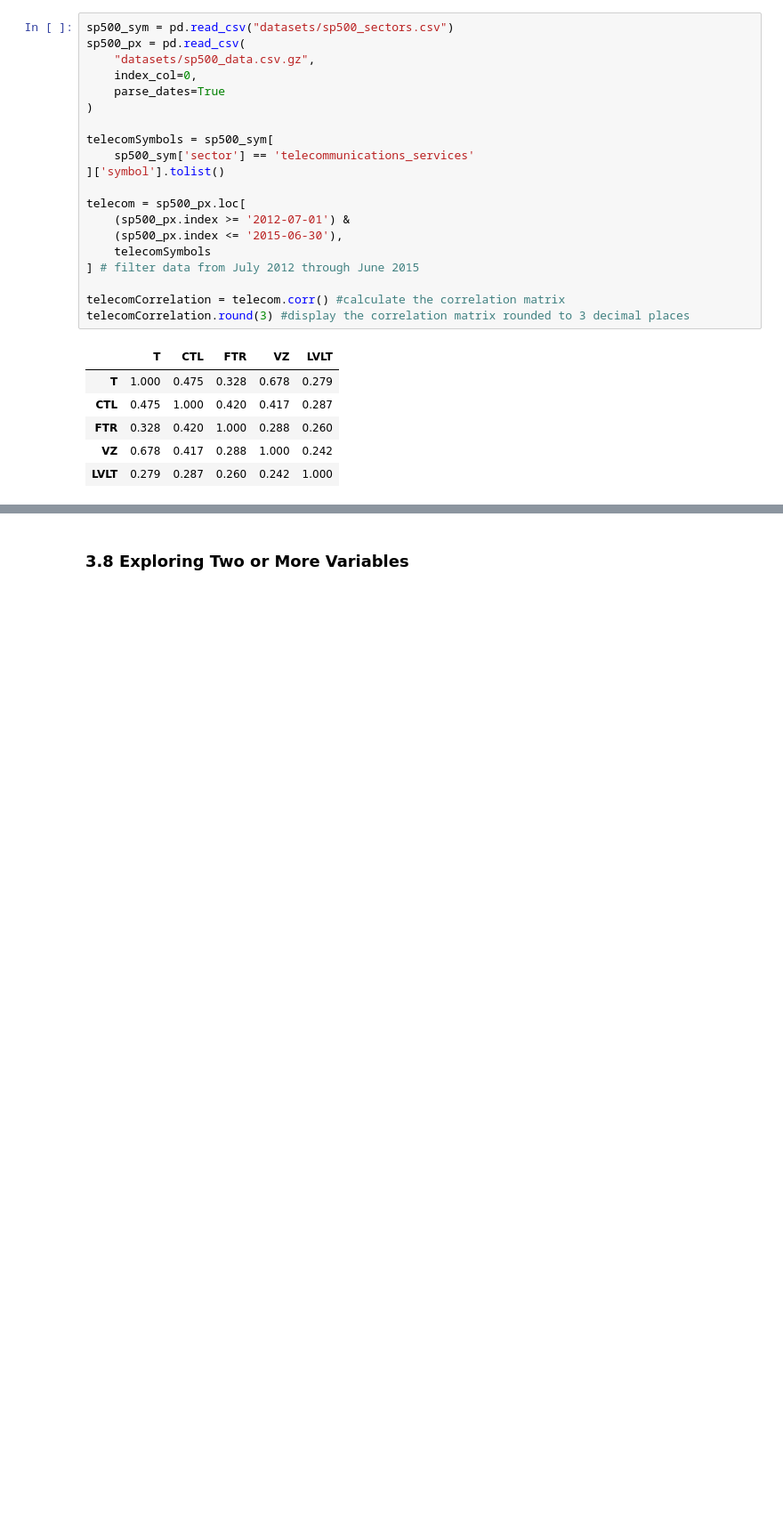
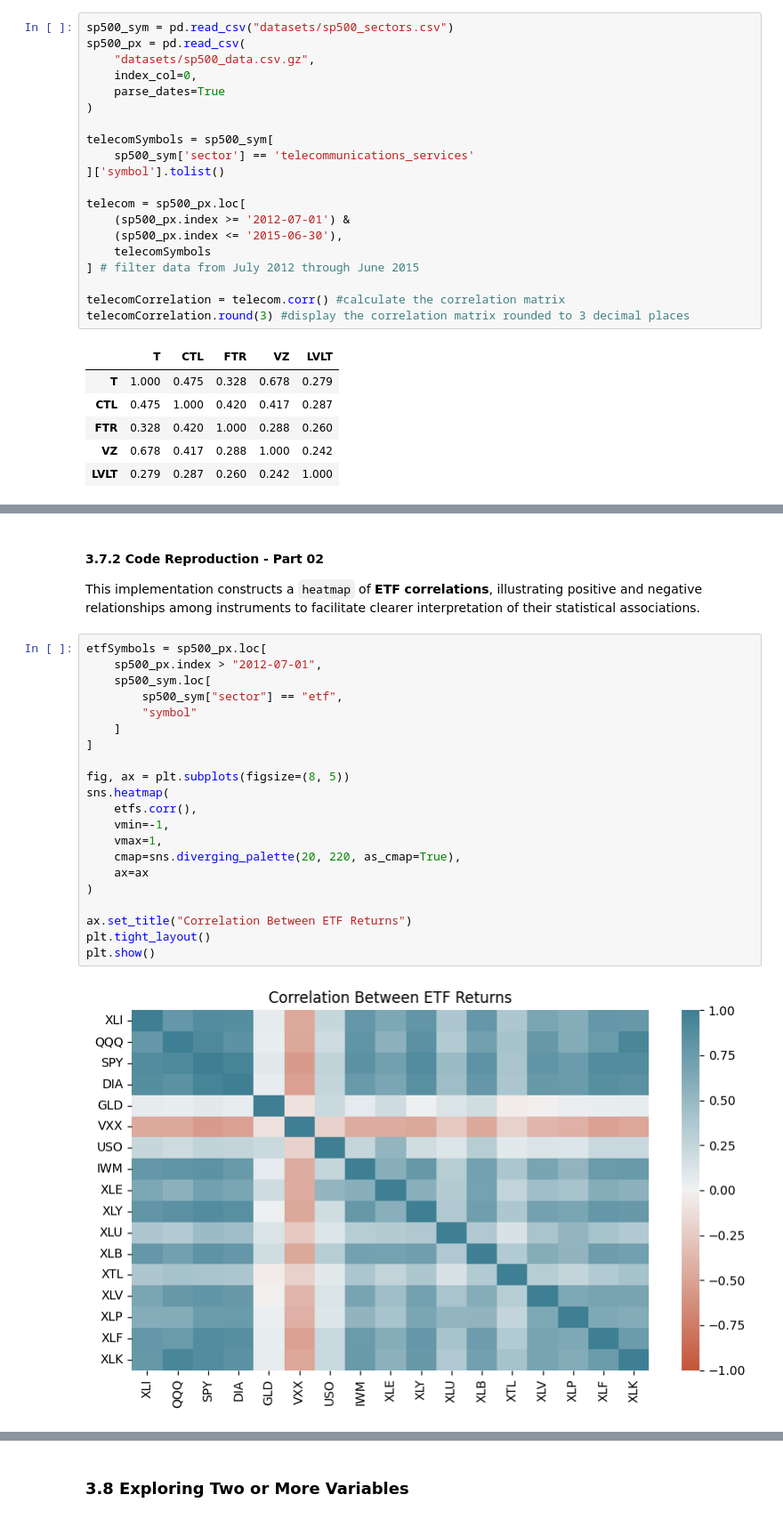
Before and after one commit to kinanpta/Practical-Statistics-for-Data-Scientists, a Jupyter notebook: Chapter01_Exploratory_Data_Analysis.ipynb, the cells around one changed output, grey strips where cells are left out. Shown at 89% size. Saved outputs shown, nothing was run; the diff lists cells and outputs as text; blank space fills up the shorter version.

```diff
--- a/Chapter01_Exploratory_Data_Analysis.ipynb
+++ b/Chapter01_Exploratory_Data_Analysis.ipynb
@@ -760,0 +777,27 @@ telecomCorrelation.round(3) #display the correlation matrix rounded to 3 decimal
+# %% [markdown]
+#### 3.7.2 Code Reproduction - Part 02
+
+This implementation constructs a `heatmap` of **ETF correlations**, illustrating positive and negative relationships among instruments to facilitate clearer interpretation of their statistical associations.
+# %%
+etfSymbols = sp500_px.loc[
+    sp500_px.index > "2012-07-01",
+    sp500_sym.loc[
+        sp500_sym["sector"] == "etf",
+        "symbol"
+    ]
+]
+
+fig, ax = plt.subplots(figsize=(8, 5))
+sns.heatmap(
+    etfs.corr(),
+    vmin=-1,
+    vmax=1,
+    cmap=sns.diverging_palette(20, 220, as_cmap=True),
+    ax=ax
+)
+
+ax.set_title("Correlation Between ETF Returns")
+plt.tight_layout()
+plt.show()
+# %% [output]
+[figure, added]
```
Also changed, not shown: parts of 6 cells of this notebook.
